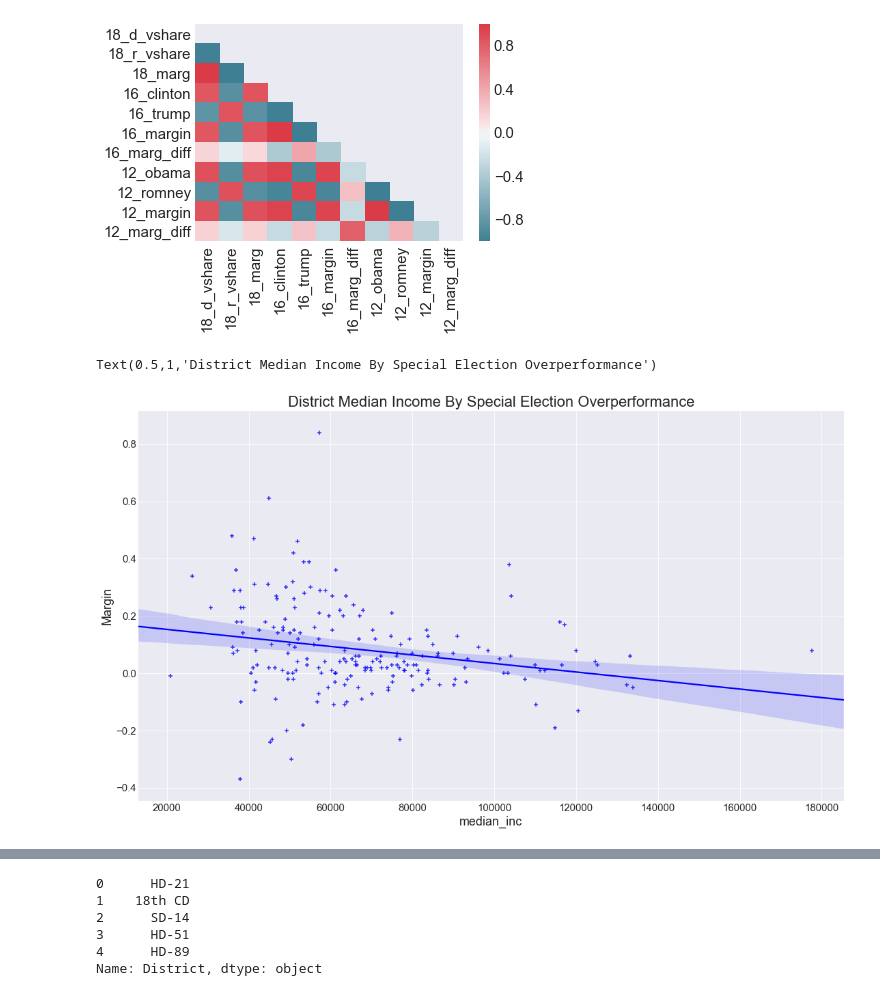
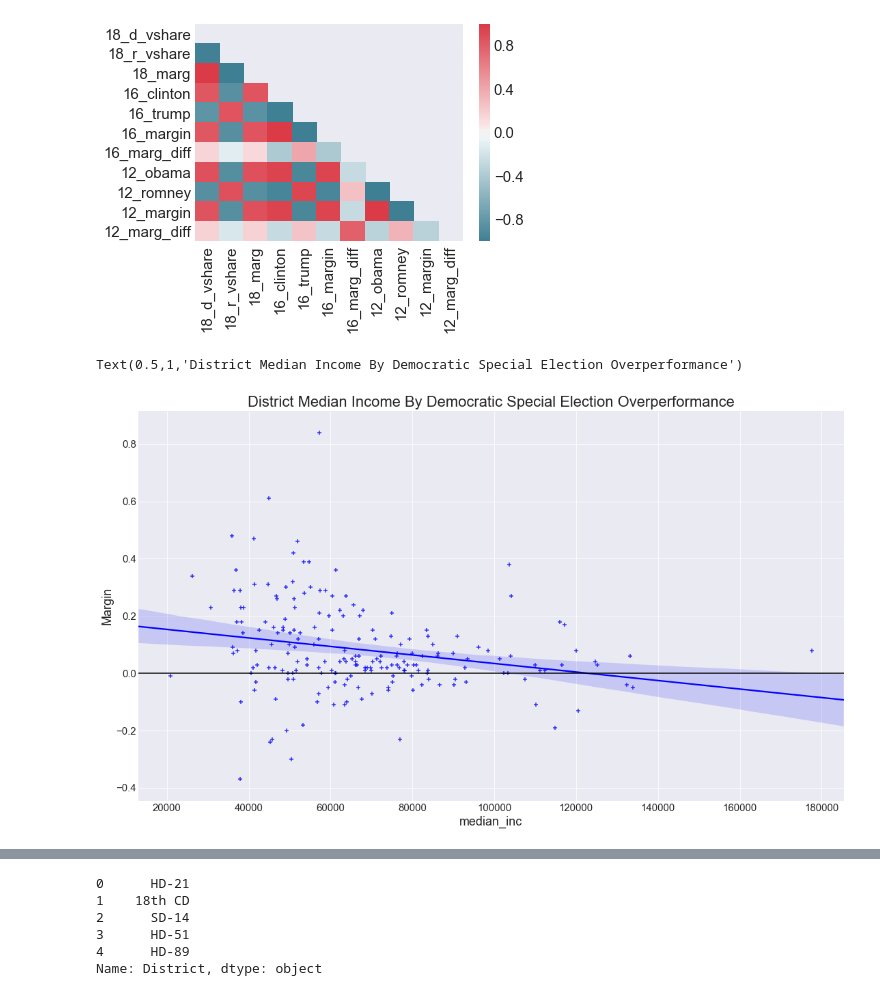
Before and after one commit to itlyons/Side_Projects, a Jupyter notebook: special_elections/dailykos_data.ipynb, the cells around one changed output, grey strips where cells are left out. Cells and saved outputs as stored; diff of their text form; code cells hidden in the pictures.

```diff
--- a/special_elections/dailykos_data.ipynb
+++ b/special_elections/dailykos_data.ipynb
@@ -162,13 +166,14 @@ sns.heatmap(corr, mask=mask, cmap=cmap)
 # %%
 median = sns.regplot(x='median_inc', y='18_over_lean', data=df538, color='b', scatter=True,
             marker='+', order=1)
 
 fig = matplotlib.pyplot.gcf()
 plt.ylabel('Margin')
 fig.set_size_inches(18.5, 10.5)
-plt.title('District Median Income By Special Election Overperformance', fontsize=22)
+plt.axhline(y=0.0, color='black')
+plt.title('District Median Income By Democratic Special Election Overperformance', fontsize=22)
 # %% [output]
-Text(0.5,1,'District Median Income By Special Election Overperformance')
+Text(0.5,1,'District Median Income By Democratic Special Election Overperformance')
-[figure, old version]
+[figure, new version]
 # %%
 hrc_bo = sns.regplot(x='median_inc', y='clinton_over_BO', data=df538, color='orange', scatter=True,
```
Also changed, not shown: parts of 6 cells of this notebook.
